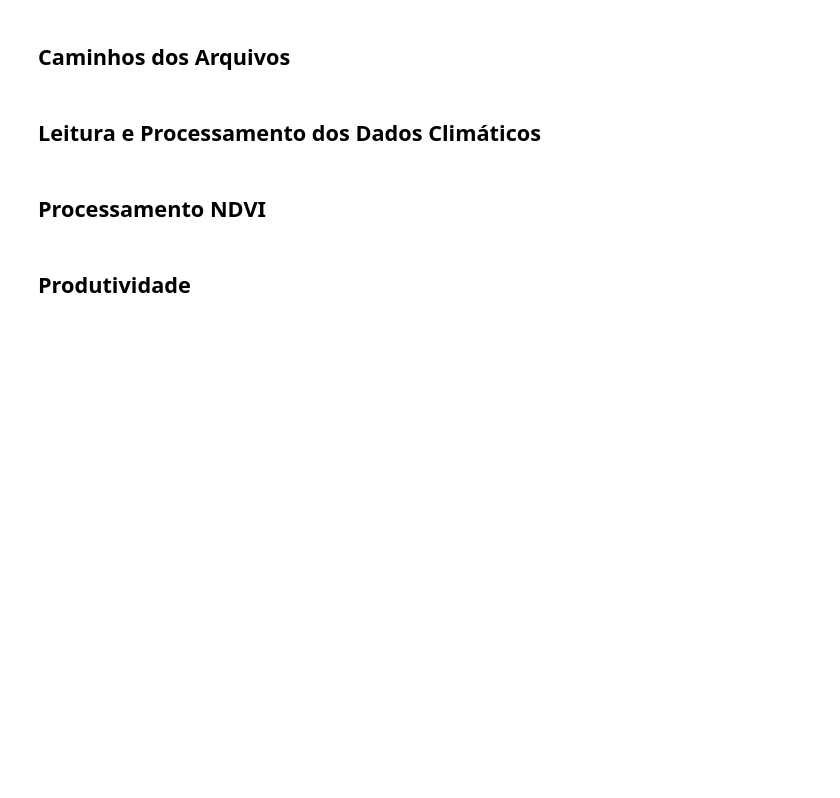
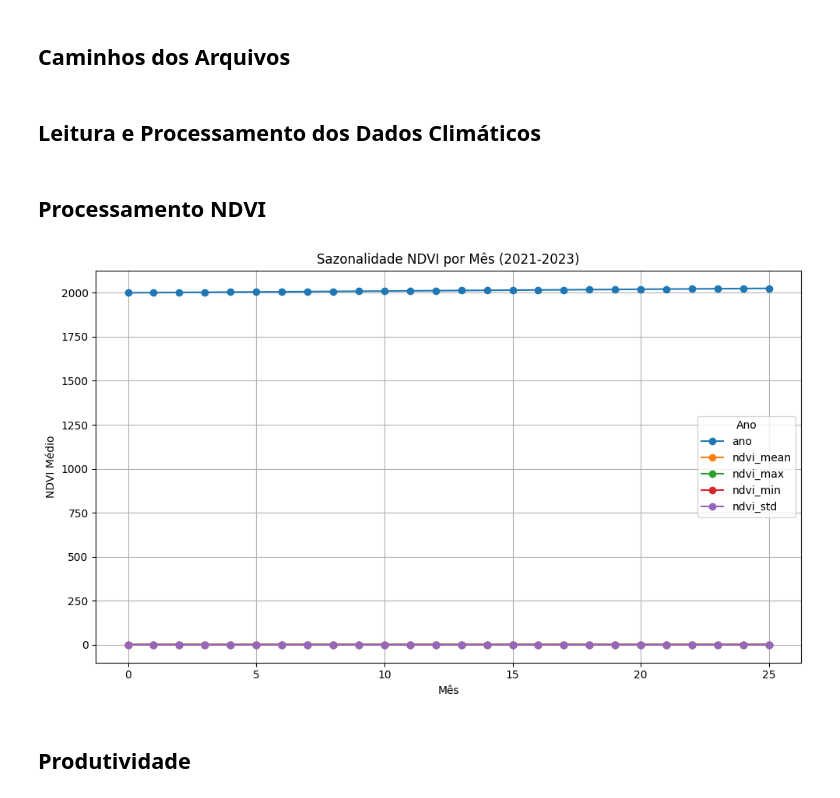
Before and after one commit to alexomantovanIA/1TIAOR20242-Challenge-Ingredion-Sprint-2, a Jupyter notebook: pipeline_previsao_produtividade.ipynb, the cells around one changed output. Cells and saved outputs as stored; diff of their text form; code cells hidden in the pictures; blank space fills up the shorter version.

Commit message:
feat: add Sazonalidade and Observado x Preditivo plots, youtube video and update readme

```diff
--- a/pipeline_previsao_produtividade.ipynb
+++ b/pipeline_previsao_produtividade.ipynb
@@ -58,19 +58,34 @@ clima_agregado = df_clima.groupby("ano").agg({
 # %%
 df_ndvi = pd.read_csv(path_ndvi, sep=";", encoding="latin1")
 df_ndvi = df_ndvi.rename(columns={"Data": "data", "NDVI": "ndvi"})
 df_ndvi["data"] = pd.to_datetime(df_ndvi["data"], dayfirst=True, errors="coerce")
 df_ndvi["ndvi"] = pd.to_numeric(df_ndvi["ndvi"].astype(str).str.replace(",", "."), errors="coerce")
 df_ndvi = df_ndvi.dropna()
 df_ndvi = df_ndvi.set_index("data").resample("7D")["ndvi"].mean().to_frame()
 df_ndvi["ndvi"] = df_ndvi["ndvi"].interpolate(method="linear")
 df_ndvi["mes"] = df_ndvi.index.month
 df_ndvi["ano"] = df_ndvi.index.year
 
 ndvi_agregado = df_ndvi.groupby("ano").agg({
     "ndvi": ["mean", "max", "min", "std"]
 })
 ndvi_agregado.columns = ["ndvi_mean", "ndvi_max", "ndvi_min", "ndvi_std"]
 ndvi_agregado = ndvi_agregado.reset_index()
+
+# Agrupa por mês e ano
+ndvi_mensal = df_ndvi.groupby(['ano', 'mes'])['ndvi'].mean().unstack(level=0)
+
+# Plotagem
+ndvi_agregado.plot(figsize=(10, 6), marker='o')
+plt.title('Sazonalidade NDVI por Mês (2021-2023)')
+plt.xlabel('Mês')
+plt.ylabel('NDVI Médio')
+plt.grid(True)
+plt.legend(title='Ano')
+plt.tight_layout()
+plt.show()
+# %% [output]
+[figure, added]
 # %% [markdown]
 ## Produtividade
 # %%
```
Also changed, not shown: parts of 1 cell of this notebook, 3 other files.
